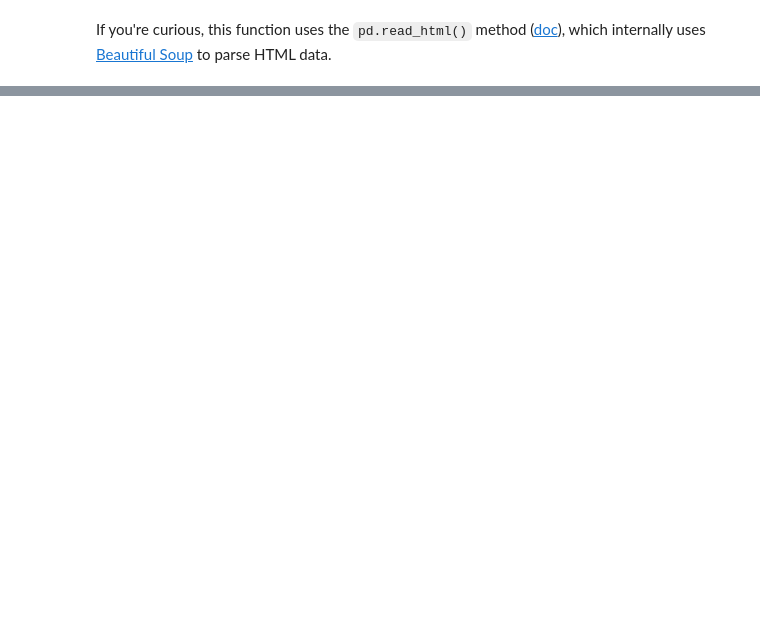
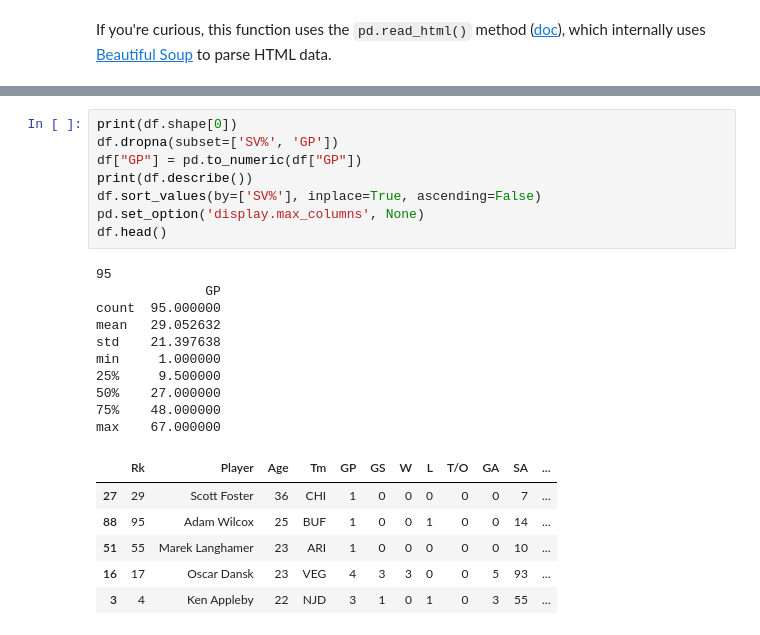
Before and after one commit to M0rph3e/ift6758-project-main, a Jupyter notebook: notebooks/Question 1 sample.ipynb, the cells around one changed output, grey strips where cells are left out. Cells and saved outputs as stored; diff of their text form; blank space fills up the shorter version.

```diff
--- a/notebooks/Question 1 sample.ipynb
+++ b/notebooks/Question 1 sample.ipynb
@@ -38,3 +38,28 @@ df.head()
+# %%
+print(df.shape[0])
+df.dropna(subset=['SV%', 'GP'])
+df["GP"] = pd.to_numeric(df["GP"])
+print(df.describe())
+df.sort_values(by=['SV%'], inplace=True, ascending=False)
+pd.set_option('display.max_columns', None)
+df.head()
+# %% [output]
+95
+              GP
+count  95.000000
+mean   29.052632
+std    21.397638
+min     1.000000
+25%     9.500000
+50%    27.000000
+75%    48.000000
+max    67.000000
+|  | Rk | Player | Age | Tm | GP | GS | W | L | T/O | GA | SA | ... |
+| 27 | 29 | Scott Foster | 36 | CHI | 1 | 0 | 0 | 0 | 0 | 0 | 7 | ... |
+| 88 | 95 | Adam Wilcox | 25 | BUF | 1 | 0 | 0 | 1 | 0 | 0 | 14 | ... |
+| 51 | 55 | Marek Langhamer | 23 | ARI | 1 | 0 | 0 | 0 | 0 | 0 | 10 | ... |
+| 16 | 17 | Oscar Dansk | 23 | VEG | 4 | 3 | 3 | 0 | 0 | 5 | 93 | ... |
+| 3 | 4 | Ken Appleby | 22 | NJD | 3 | 1 | 0 | 1 | 0 | 3 | 55 | ... |
 # %%
 df.dropna(subset=['SV%', 'GP'])
 df["GP"] = pd.to_numeric(df["GP"])
```
Also changed, not shown: parts of 5 cells of this notebook.
